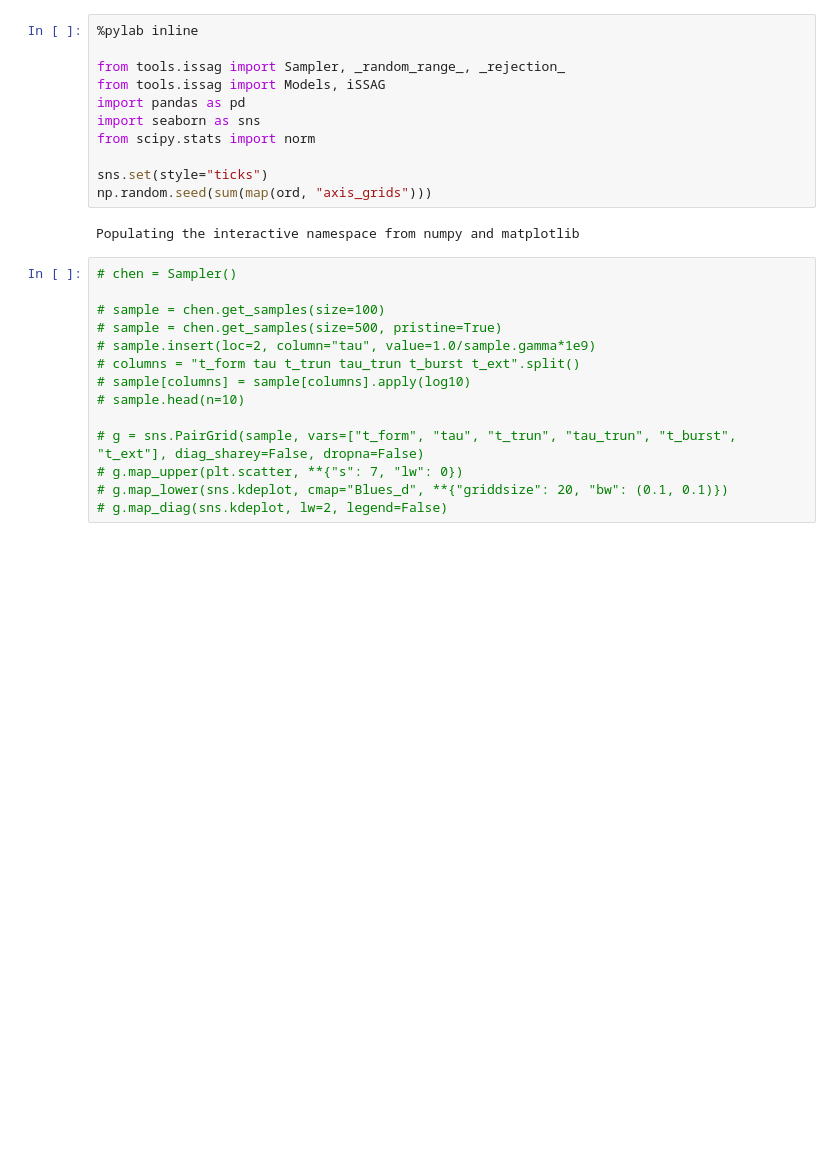
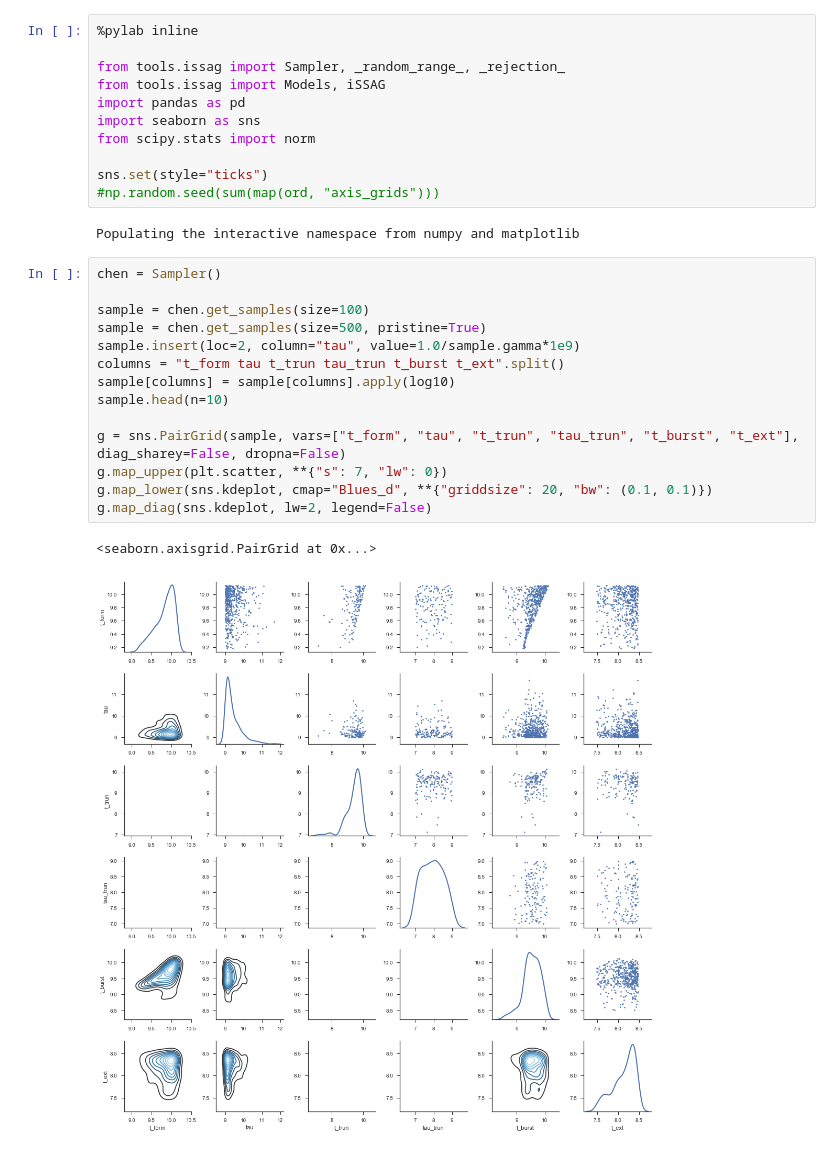
Before and after one commit to ajmejia/photo-ew, a Jupyter notebook: notebooks/testing-issag.ipynb, the cells around one changed output. Cells and saved outputs as stored; diff of their text form; blank space fills up the shorter version.

```diff
--- a/notebooks/testing-issag.ipynb
+++ b/notebooks/testing-issag.ipynb
@@ -8,21 +8,24 @@ import seaborn as sns
 from scipy.stats import norm
 
 sns.set(style="ticks")
-np.random.seed(sum(map(ord, "axis_grids")))
+#np.random.seed(sum(map(ord, "axis_grids")))
 # %% [output]
 Populating the interactive namespace from numpy and matplotlib
 # %%
-# chen = Sampler()
+chen = Sampler()
 
-# sample = chen.get_samples(size=100)
-# sample = chen.get_samples(size=500, pristine=True)
-# sample.insert(loc=2, column="tau", value=1.0/sample.gamma*1e9)
-# columns = "t_form tau t_trun tau_trun t_burst t_ext".split()
-# sample[columns] = sample[columns].apply(log10)
-# sample.head(n=10)
+sample = chen.get_samples(size=100)
+sample = chen.get_samples(size=500, pristine=True)
+sample.insert(loc=2, column="tau", value=1.0/sample.gamma*1e9)
+columns = "t_form tau t_trun tau_trun t_burst t_ext".split()
+sample[columns] = sample[columns].apply(log10)
+sample.head(n=10)
 
-# g = sns.PairGrid(sample, vars=["t_form", "tau", "t_trun", "tau_trun", "t_burst", "t_ext"], diag_sharey=False, dropna=False)
-# g.map_upper(plt.scatter, **{"s": 7, "lw": 0})
-# g.map_lower(sns.kdeplot, cmap="Blues_d", **{"griddsize": 20, "bw": (0.1, 0.1)})
-# g.map_diag(sns.kdeplot, lw=2, legend=False)
+g = sns.PairGrid(sample, vars=["t_form", "tau", "t_trun", "tau_trun", "t_burst", "t_ext"], diag_sharey=False, dropna=False)
+g.map_upper(plt.scatter, **{"s": 7, "lw": 0})
+g.map_lower(sns.kdeplot, cmap="Blues_d", **{"griddsize": 20, "bw": (0.1, 0.1)})
+g.map_diag(sns.kdeplot, lw=2, legend=False)
+# %% [output]
+<seaborn.axisgrid.PairGrid at 0x...>
+[figure, added]
 # %%
```
Also changed, not shown: parts of 3 cells of this notebook.
